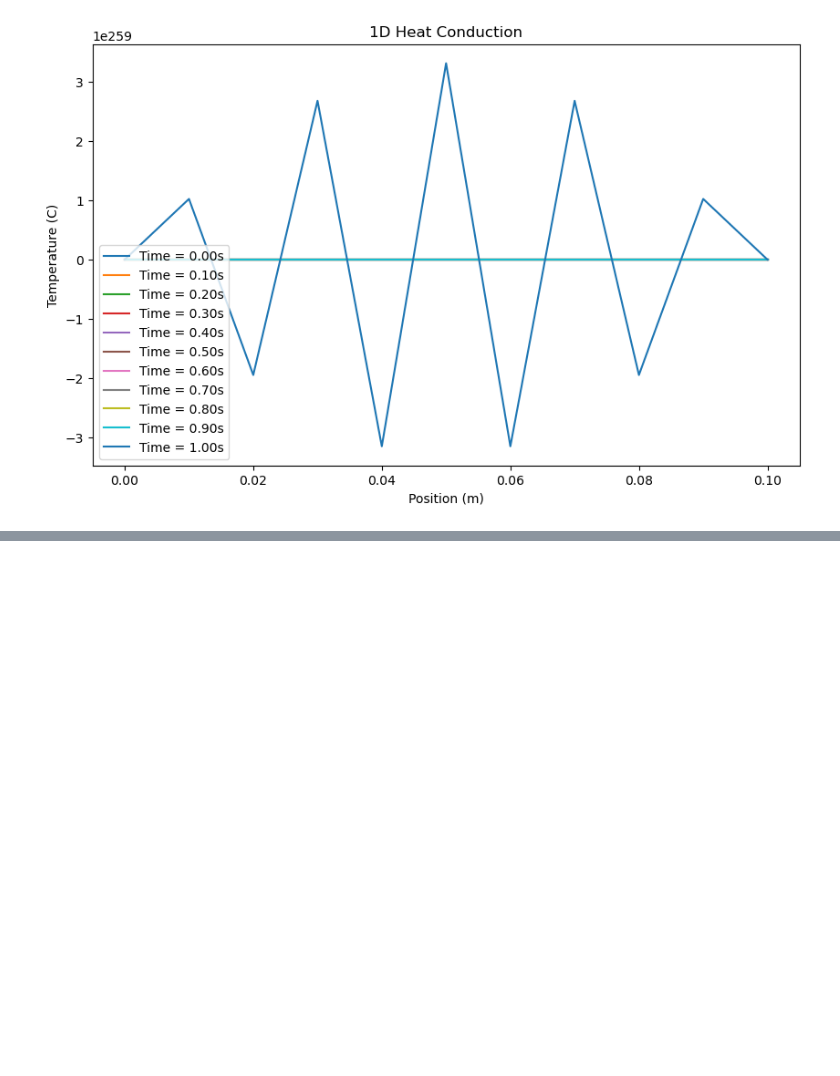
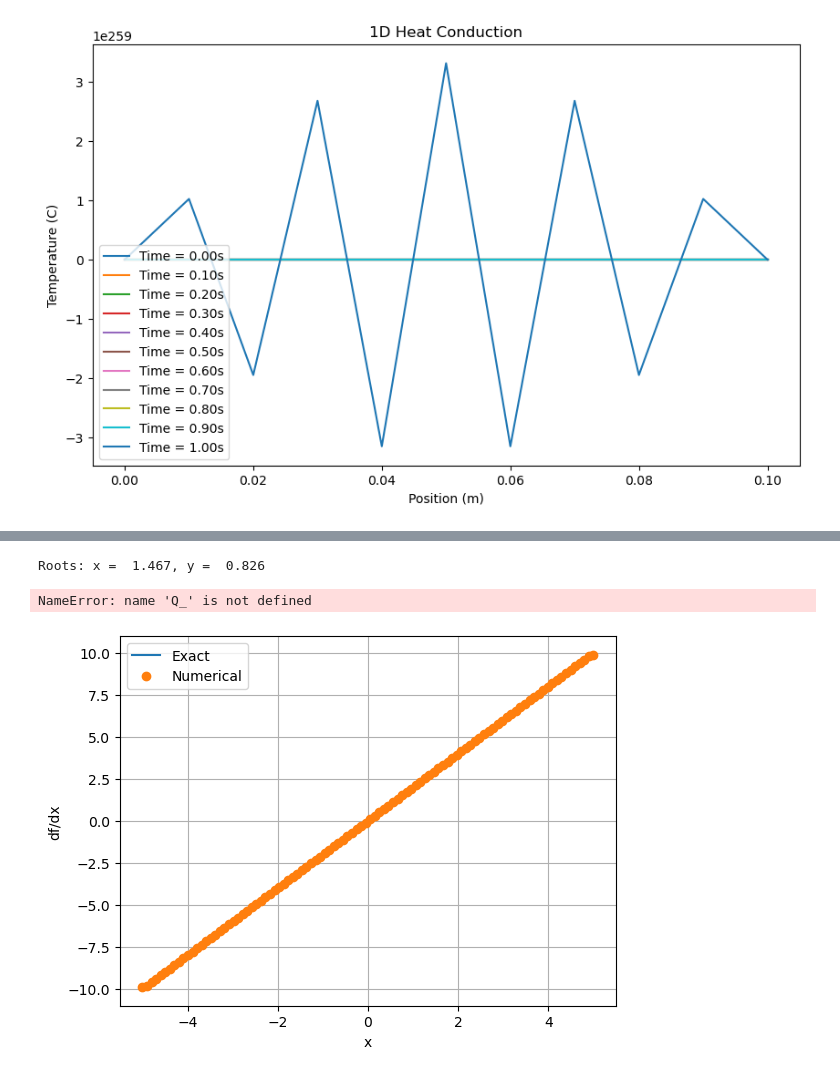
Before and after one commit to aliarazmin/Python, a Jupyter notebook: nothing. .ipynb, the cells around one changed output, grey strips where cells are left out. Cells and saved outputs as stored; diff of their text form; code cells hidden in the pictures; blank space fills up the shorter version.

```diff
--- a/nothing. .ipynb
+++ b/nothing. .ipynb
@@ -2585,0 +617,78 @@ plot_temperature_evolution(time_values, temperature_profile)
+# %%
+import numpy as np
+from scipy import optimize
+
+def system(vars):
+    x = vars[0]
+    y = vars[1]
+
+    return [
+        x*np.log(x) - y**3,
+        np.sqrt(x) - (1/y)
+        ]
+
+sol = optimize.root(system, [1.0, 1.0])
+
+x = sol.x[0]
+y = sol.x[1]
+
+print(f'Roots: x = {x: .3f}, y = {y: .3f}')
+# %% [output]
+Roots: x =  1.467, y =  0.826
+# %%
+temp1 = Q_(500, 'K')
+temp2 = Q_(1270, 'K')
+pres = Q_(500, 'kPa')
+
+# Real gas
+air_real1 = ct.Nitrogen()
+air_real1.TP = temp1.to('K').magnitude, pres.to('Pa').magnitude
+
+air_real2 = ct.Nitrogen()
+air_real2.TP =  temp2.to('K').magnitude, pres.to('Pa').magnitude
+
+delta_u_real = Q_(air_real2.u - air_real1.u, 'J/kg')
+print(f'Δu for real gas: {delta_u_real: .2f}')
+
+# ideal gas
+air_ideal1 = ct.Solution('air.cti')
+air_ideal1.TPX = temp1.to('K').magnitude, pres.to('Pa').magnitude, 'N2:1.0'
+
+air_ideal2 = ct.Solution('air.cti')
+air_ideal2.TPX = temp2.to('K').magnitude, pres.to('Pa').magnitude, 'N2:1.0'
+
+delta_u_ideal = Q_(air_ideal2.u - air_ideal1.u, 'J/kg')
+print(f'Δu for ideal gas: {delta_u_ideal: .2f}')
+
+diff = 100*np.abs(delta_u_ideal-delta_u_real)/delta_u_real
+print(f'difference: {diff.magnitude: .2f}%')
+# %% [output]
+NameError: name 'Q_' is not defined
+# %%
+import numpy as np
+import matplotlib.pyplot as plt
+
+# Define your function f(x)
+def f(x):
+    return x**2
+
+# Generate values for x
+x = np.linspace(-5, 5, 100)
+
+# Calculate the exact derivative of f(x)
+dfdx_exact = 2*x
+
+# Calculate the numerical derivative of f(x) using numpy's gradient function
+dfdx = np.gradient(f(x), x)
+
+# Plot the results
+plt.plot(x, dfdx_exact, label='Exact')
+plt.plot(x, dfdx, 'o', label='Numerical')
+plt.xlabel('x')
+plt.ylabel('df/dx')
+
+plt.grid(True)
+plt.legend()
+plt.show()
+# %% [output]
+[figure, added]
```
Also changed, not shown: parts of 24 cells of this notebook, 3 other files.
